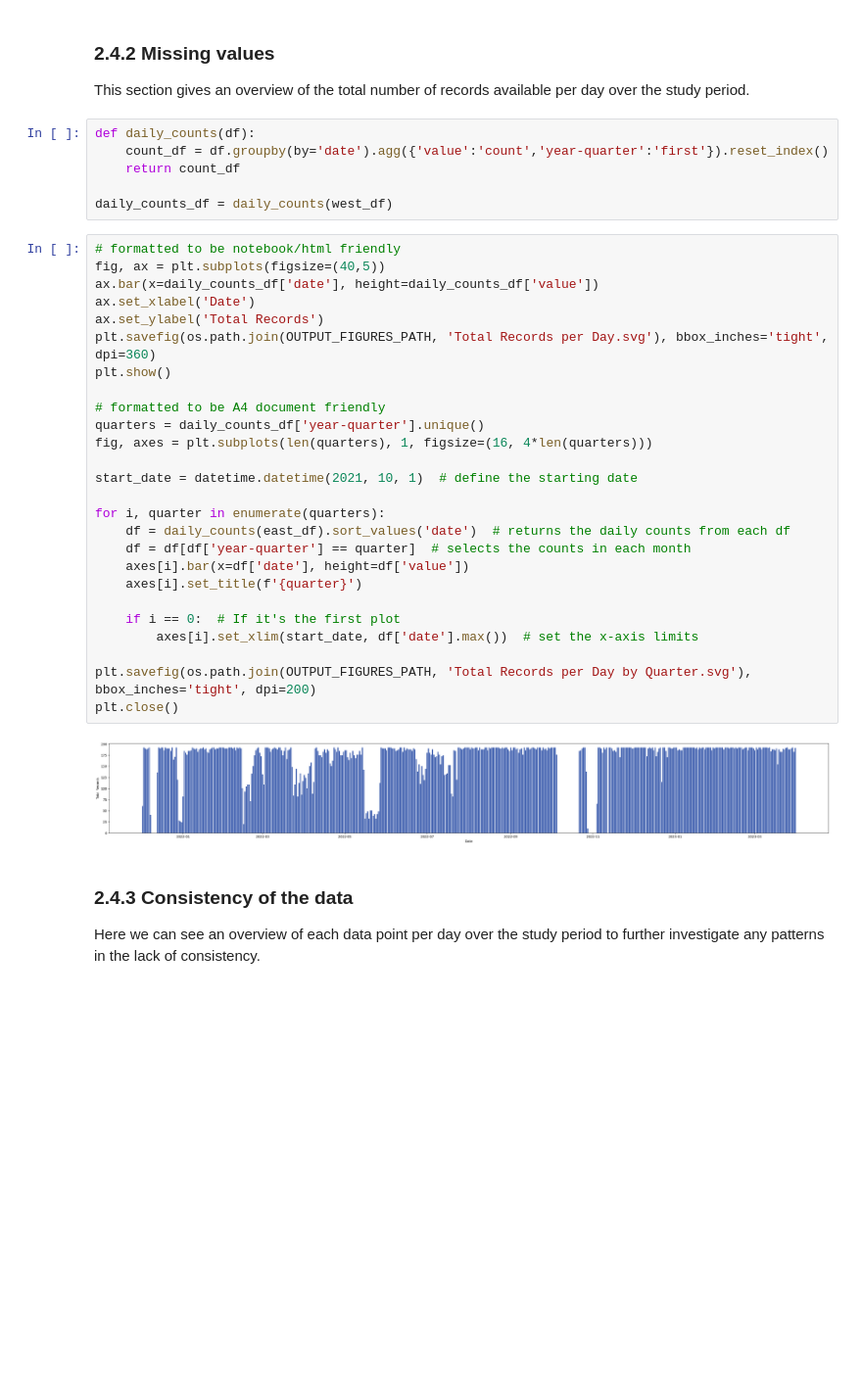
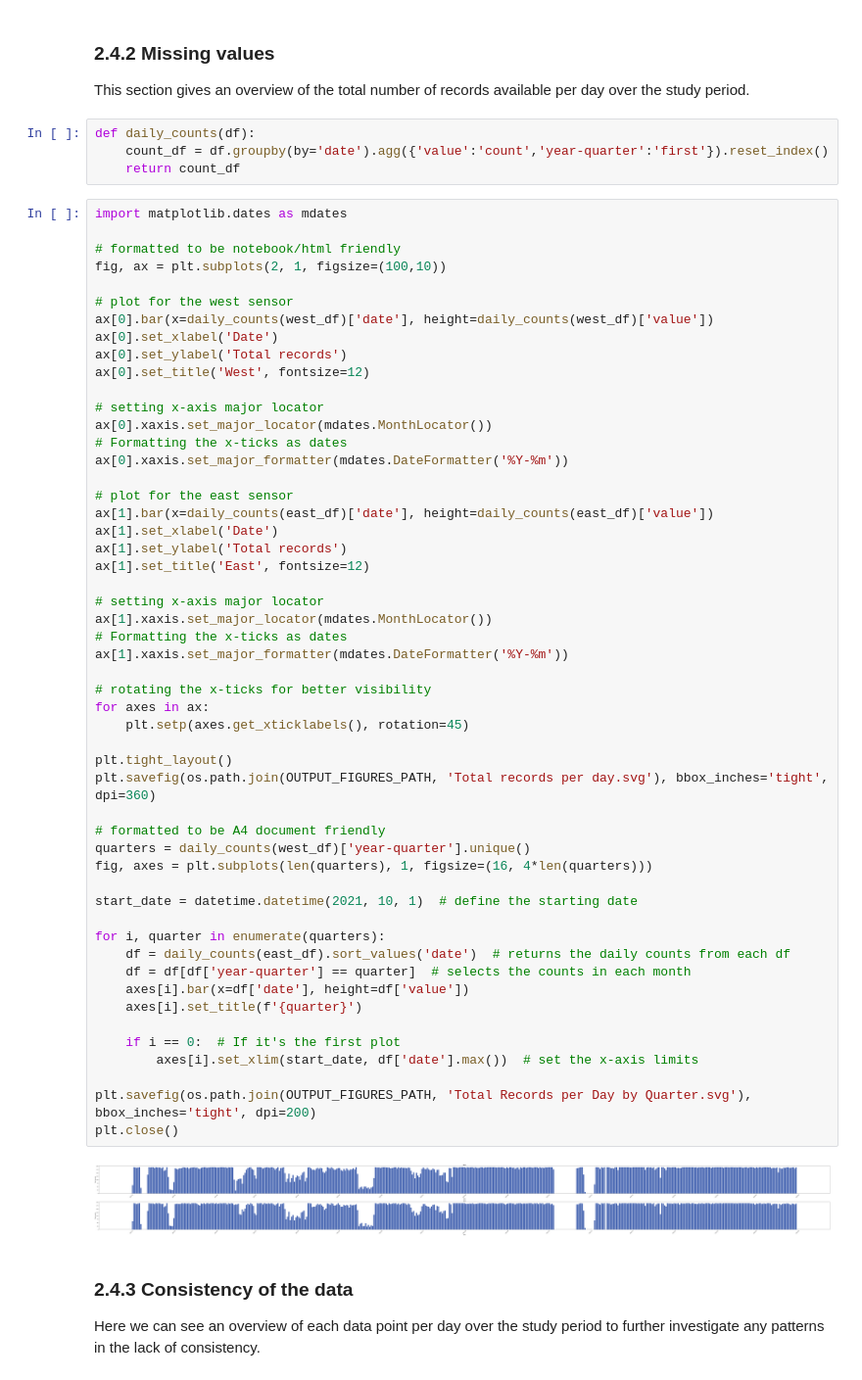
Before and after one commit to carrowmw/mres-project, a Jupyter notebook: analysis_files/2.4_Data_Quality_Report.ipynb, the cells around one changed output. Shown: that part at 98% size. Drawn from its saved outputs; the diff is of its cells as text; blank space fills up the shorter version.

```diff
--- a/2.4_Data_Quality_Report.ipynb
+++ b/analysis_files/2.4_Data_Quality_Report.ipynb
@@ -40,36 +38,60 @@ This section gives an overview of the total number of records available per day
 def daily_counts(df):
     count_df = df.groupby(by='date').agg({'value':'count','year-quarter':'first'}).reset_index()
     return count_df
-
-daily_counts_df = daily_counts(west_df)
 # %%
+import matplotlib.dates as mdates
+
 # formatted to be notebook/html friendly
-fig, ax = plt.subplots(figsize=(40,5))
-ax.bar(x=daily_counts_df['date'], height=daily_counts_df['value'])
-ax.set_xlabel('Date')
-ax.set_ylabel('Total Records')
-plt.savefig(os.path.join(OUTPUT_FIGURES_PATH, 'Total Records per Day.svg'), bbox_inches='tight', dpi=360)
-plt.show()
+fig, ax = plt.subplots(2, 1, figsize=(100,10))
+
+# plot for the west sensor
+ax[0].bar(x=daily_counts(west_df)['date'], height=daily_counts(west_df)['value'])
+ax[0].set_xlabel('Date')
+ax[0].set_ylabel('Total records')
+ax[0].set_title('West', fontsize=12)
+
+# setting x-axis major locator
+ax[0].xaxis.set_major_locator(mdates.MonthLocator())
+# Formatting the x-ticks as dates
+ax[0].xaxis.set_major_formatter(mdates.DateFormatter('%Y-%m'))
+
+# plot for the east sensor
+ax[1].bar(x=daily_counts(east_df)['date'], height=daily_counts(east_df)['value'])
+ax[1].set_xlabel('Date')
+ax[1].set_ylabel('Total records')
+ax[1].set_title('East', fontsize=12)
+
+# setting x-axis major locator
+ax[1].xaxis.set_major_locator(mdates.MonthLocator())
+# Formatting the x-ticks as dates
+ax[1].xaxis.set_major_formatter(mdates.DateFormatter('%Y-%m'))
+
+# rotating the x-ticks for better visibility
+for axes in ax:
+    plt.setp(axes.get_xticklabels(), rotation=45)
+
+plt.tight_layout()
+plt.savefig(os.path.join(OUTPUT_FIGURES_PATH, 'Total records per day.svg'), bbox_inches='tight', dpi=360)
 
 # formatted to be A4 document friendly
-quarters = daily_counts_df['year-quarter'].unique()
+quarters = daily_counts(west_df)['year-quarter'].unique()
 fig, axes = plt.subplots(len(quarters), 1, figsize=(16, 4*len(quarters)))
 
 start_date = datetime.datetime(2021, 10, 1)  # define the starting date
 
 for i, quarter in enumerate(quarters):
     df = daily_counts(east_df).sort_values('date')  # returns the daily counts from each df
     df = df[df['year-quarter'] == quarter]  # selects the counts in each month
     axes[i].bar(x=df['date'], height=df['value'])
     axes[i].set_title(f'{quarter}')
 
     if i == 0:  # If it's the first plot
         axes[i].set_xlim(start_date, df['date'].max())  # set the x-axis limits
 
 plt.savefig(os.path.join(OUTPUT_FIGURES_PATH, 'Total Records per Day by Quarter.svg'), bbox_inches='tight', dpi=200)
 plt.close()
 # %% [output]
-[figure, old version]
+[figure, new version]
 # %% [markdown]
 ### 2.4.3 Consistency of the data
 Here we can see an overview of each data point per day over the study period to further investigate any patterns in the lack of consistency.
```
Also changed, not shown: parts of 1 cell of this notebook, 16 other files.
